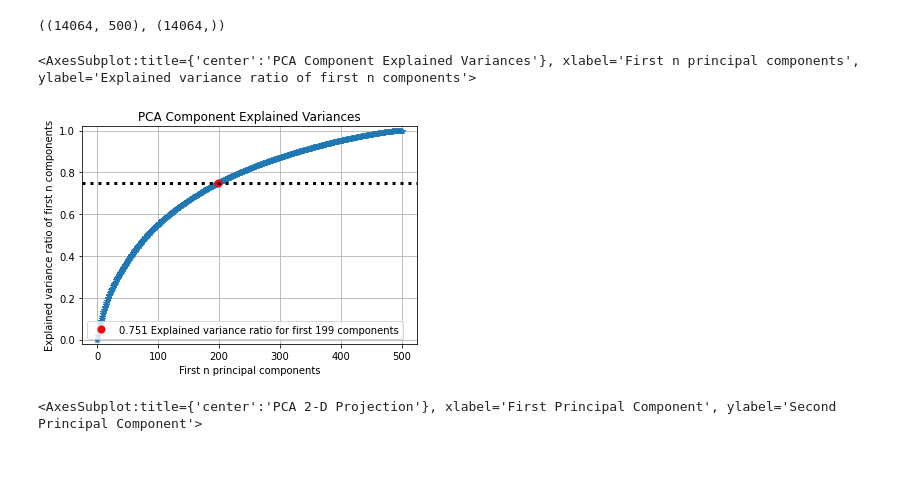
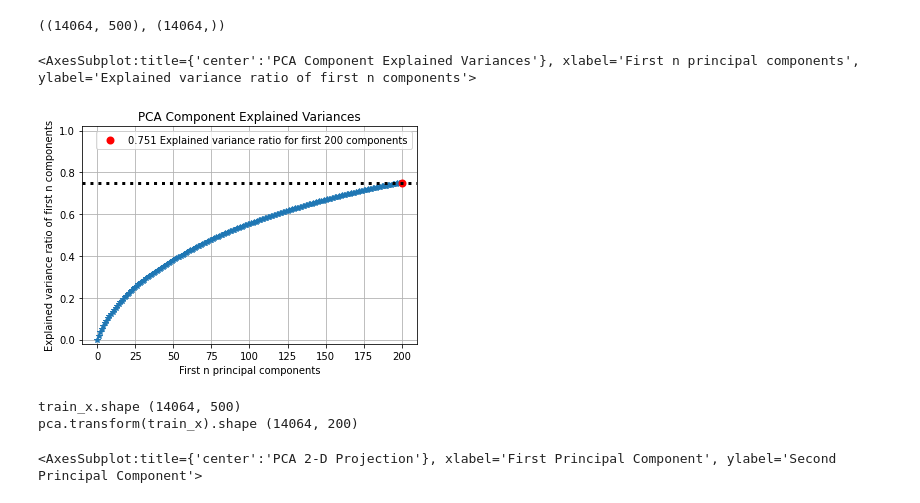
Before and after one commit to AraKchrUser/WS2022, a Jupyter notebook: Session3/Session3.ipynb, the cells around one changed output. Drawn from its saved outputs; the diff is of its cells as text; code cells hidden in the pictures; blank space fills up the shorter version.

```diff
--- a/Session3/Session3.ipynb
+++ b/Session3/Session3.ipynb
@@ -51,12 +63,18 @@ train_x.shape, train_y.shape
 # %%
 # Обучим модель понижения размерности PCA для преобразования признаков из исходной размерности в меньшее. Это поможет повысить скорость обучения моделей почти не изменяя точность
 # %%
-pca = PCA(random_state=2022)
+pca = PCA(random_state=2022, n_components=200)
 pca.fit(train_x)
 skplt.decomposition.plot_pca_component_variance(pca)
 # %% [output]
 <AxesSubplot:title={'center':'PCA Component Explained Variances'}, xlabel='First n principal components', ylabel='Explained variance ratio of first n components'>
-[figure, old version]
+[figure, new version]
+# %%
+print('train_x.shape', train_x.shape)
+print('pca.transform(train_x).shape', pca.transform(train_x).shape)
+# %% [output]
+train_x.shape (14064, 500)
+pca.transform(train_x).shape (14064, 200)
 # %%
 # Визуализируем категории обращения граждан
 # %%
```
Also changed, not shown: parts of 36 cells of this notebook.
